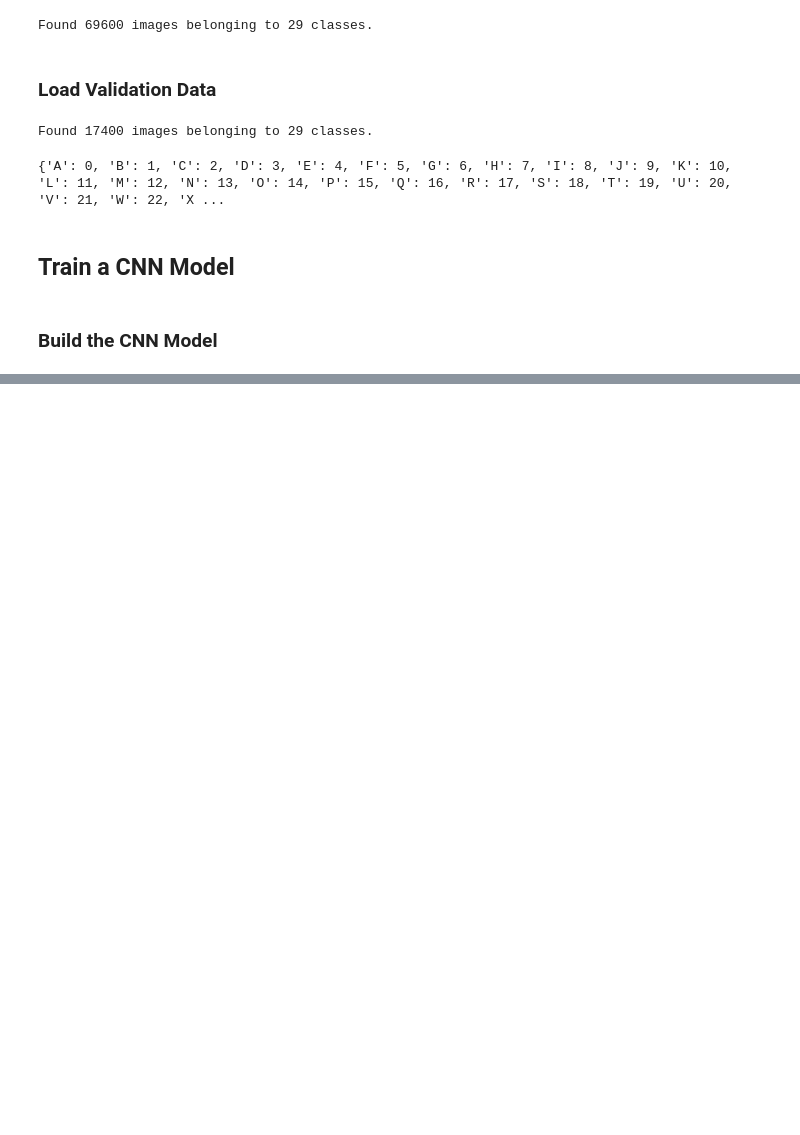
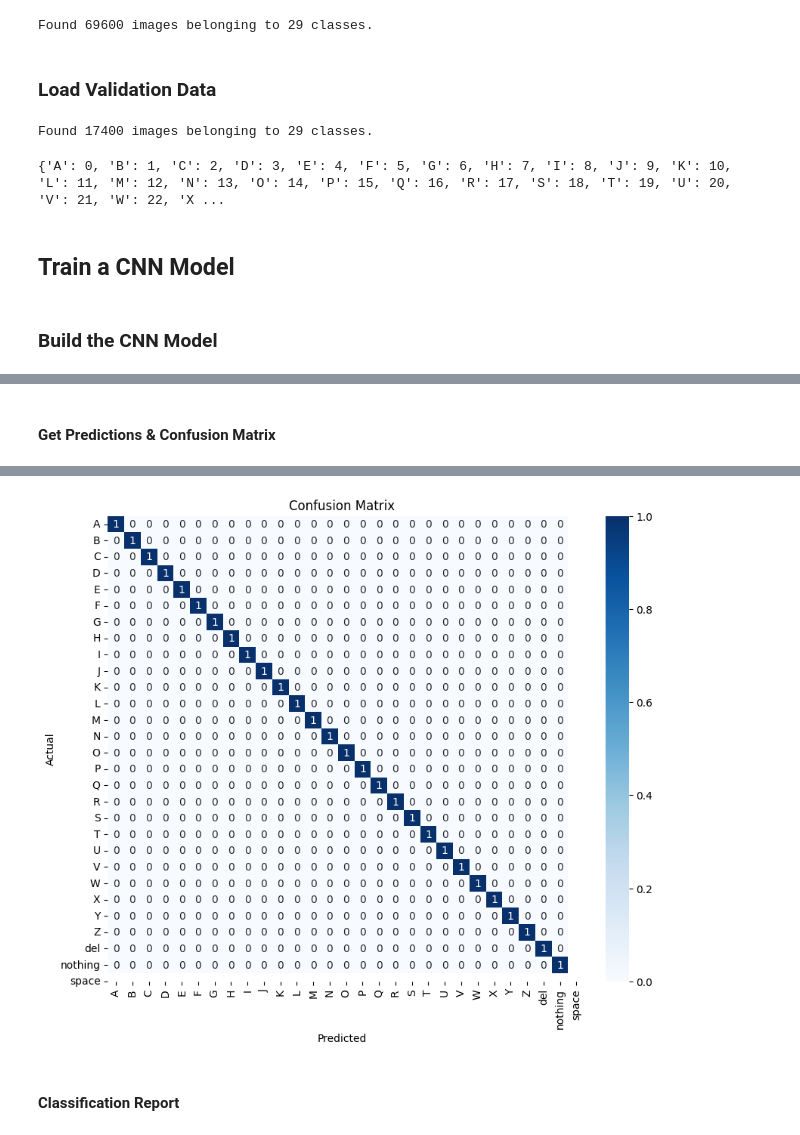
Before and after one commit to UditDe/ASL_DETECTION, a Jupyter notebook: sl_detection_model.ipynb, the cells around one changed output, grey strips where cells are left out. Saved outputs shown, nothing was run; the diff lists cells and outputs as text; code cells hidden in the pictures; blank space fills up the shorter version.

```diff
--- a/sl_detection_model.ipynb
+++ b/sl_detection_model.ipynb
@@ -79,6 +77,6 @@ model = Sequential([
 model.compile(optimizer='adam', loss='categorical_crossentropy', metrics=['accuracy'])
 # %%
 # Train the Model
-model.fit(train_data, validation_data=val_data, epochs=10)
+histroy = model.fit(train_data, validation_data=val_data, epochs=20)
 # %% [output]
 Epoch 1/10
@@ -100,0 +113,22 @@ model.save("asl_sign_language_model.h5")
+# %%
+# Define test data directory
+test_dir = "datasets/asl_alphabet_test/asl_alphabet_test/"
+
+# Create test data generator
+test_datagen = ImageDataGenerator(rescale=1./255)
+
+# Get class names from training data
+class_labels = sorted(train_data.class_indices.keys())
+
+# Load test images
+test_data = test_datagen.flow_from_directory(
+    test_dir,
+    target_size=(64, 64),  # Make sure this matches your model input size
+    batch_size=32,
+    class_mode="categorical",
+    shuffle=False  # Keep order to match predictions
+    # classes=list(train_data.class_indices.keys())  # Forceing same class order
+)
+
+# Ensure model predictions follow the correct class order
+test_data.class_indices = {label: i for i, label in enumerate(class_labels)}
@@ -100,0 +147,2 @@ model.save("asl_sign_language_model.h5")
+# %% [markdown]
+#### Get Predictions & Confusion Matrix
@@ -100,0 +155,21 @@ model.save("asl_sign_language_model.h5")
+# %%
+
+# Get predicted labels
+y_pred = model.predict(test_data)
+y_pred_classes = np.argmax(y_pred, axis=1)
+
+# Get true labels
+y_true = test_data.classes
+class_labels = list(test_data.class_indices.keys())
+
+# Confusion matrix
+cm = confusion_matrix(y_true, y_pred_classes)
+
+# Plot Confusion Matrix
+plt.figure(figsize=(10, 8))
+sns.heatmap(cm, annot=True, fmt="d", cmap="Blues", xticklabels=class_labels, yticklabels=class_labels)
+plt.xlabel("Predicted")
+plt.ylabel("Actual")
+plt.title("Confusion Matrix")
+plt.show()
+# %% [output]
@@ -100,0 +177,3 @@ model.save("asl_sign_language_model.h5")
+[figure, added]
+# %% [markdown]
+#### Classification Report
```
Also changed, not shown: parts of 17 cells of this notebook.
